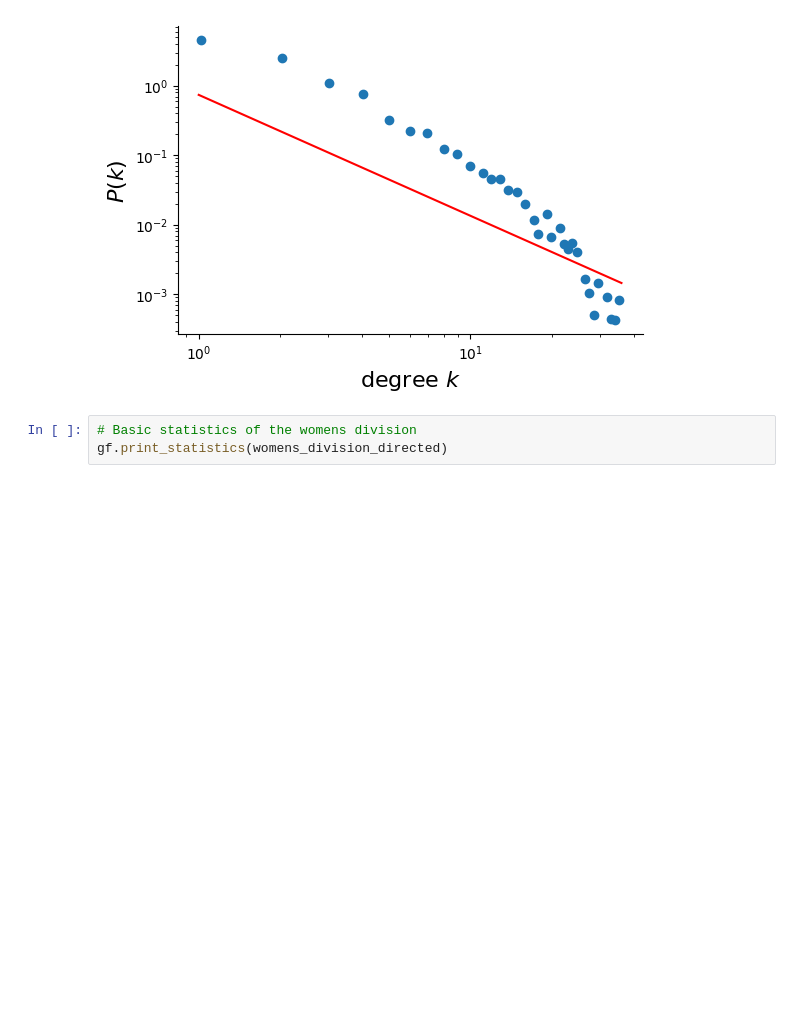
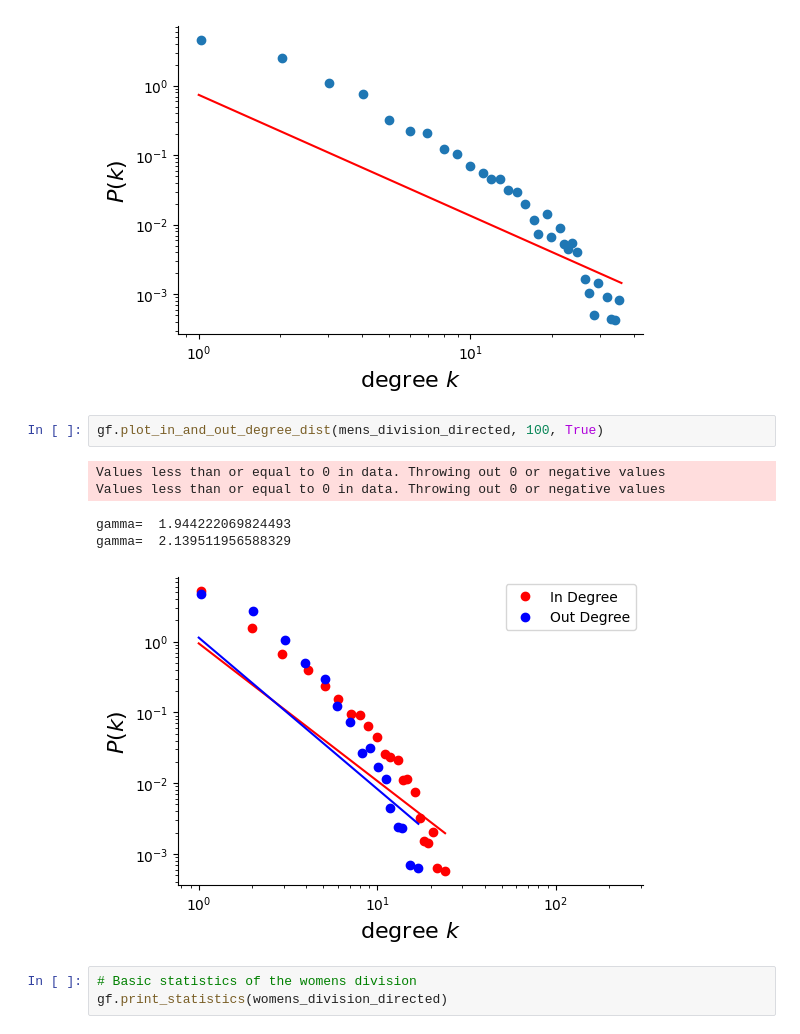
Before and after one commit to ammanyusuf/ufc-netowrk-analysis, a Jupyter notebook: analysis.ipynb, the cells around one changed output. Cells and saved outputs as stored; diff of their text form; blank space fills up the shorter version.

```diff
--- a/analysis.ipynb
+++ b/analysis.ipynb
@@ -106,6 +117,14 @@ gf.plot_degree_dist(mens_division_directed, 100, True)
 # %% [output]
 gamma=  1.7392386497962327
 [figure]
+# %%
+gf.plot_in_and_out_degree_dist(mens_division_directed, 100, True)
+# %% [output]
+Values less than or equal to 0 in data. Throwing out 0 or negative values
+Values less than or equal to 0 in data. Throwing out 0 or negative values
+gamma=  1.944222069824493
+gamma=  2.139511956588329
+[figure, added]
 # %%
 # Basic statistics of the womens division
 gf.print_statistics(womens_division_directed)
```
Also changed, not shown: parts of 6 cells of this notebook.
